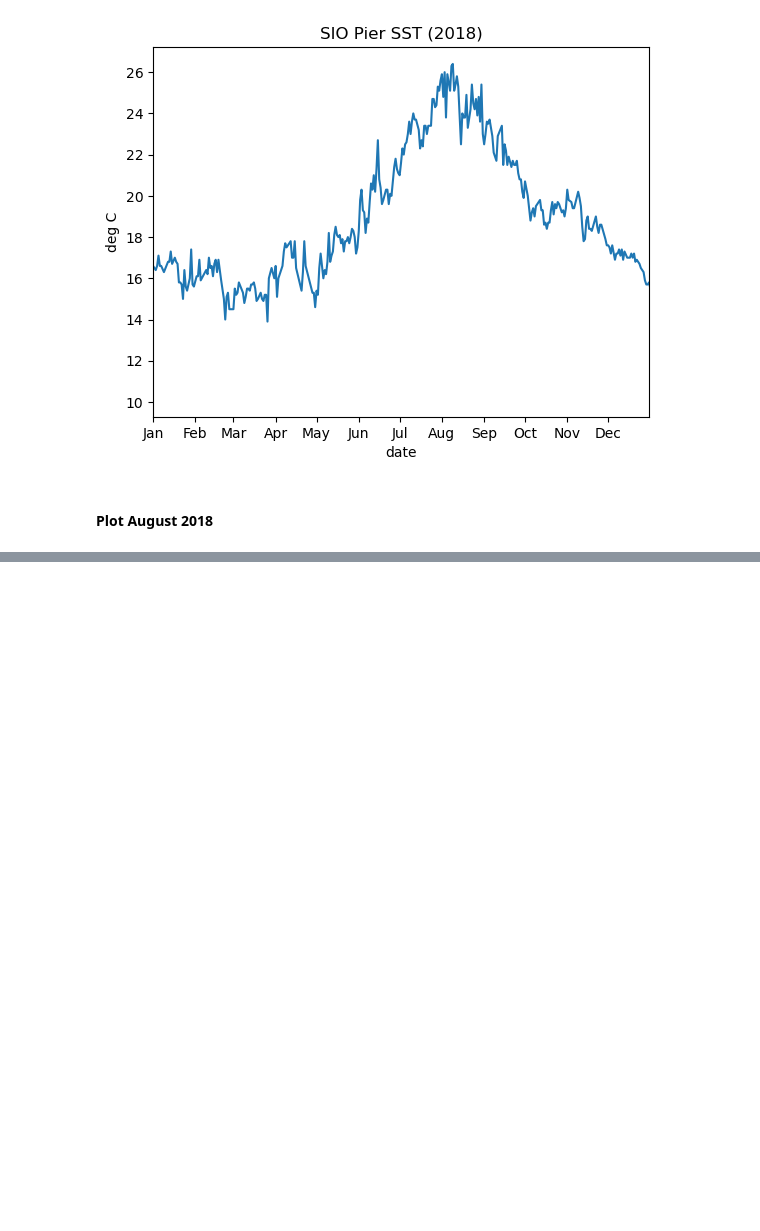
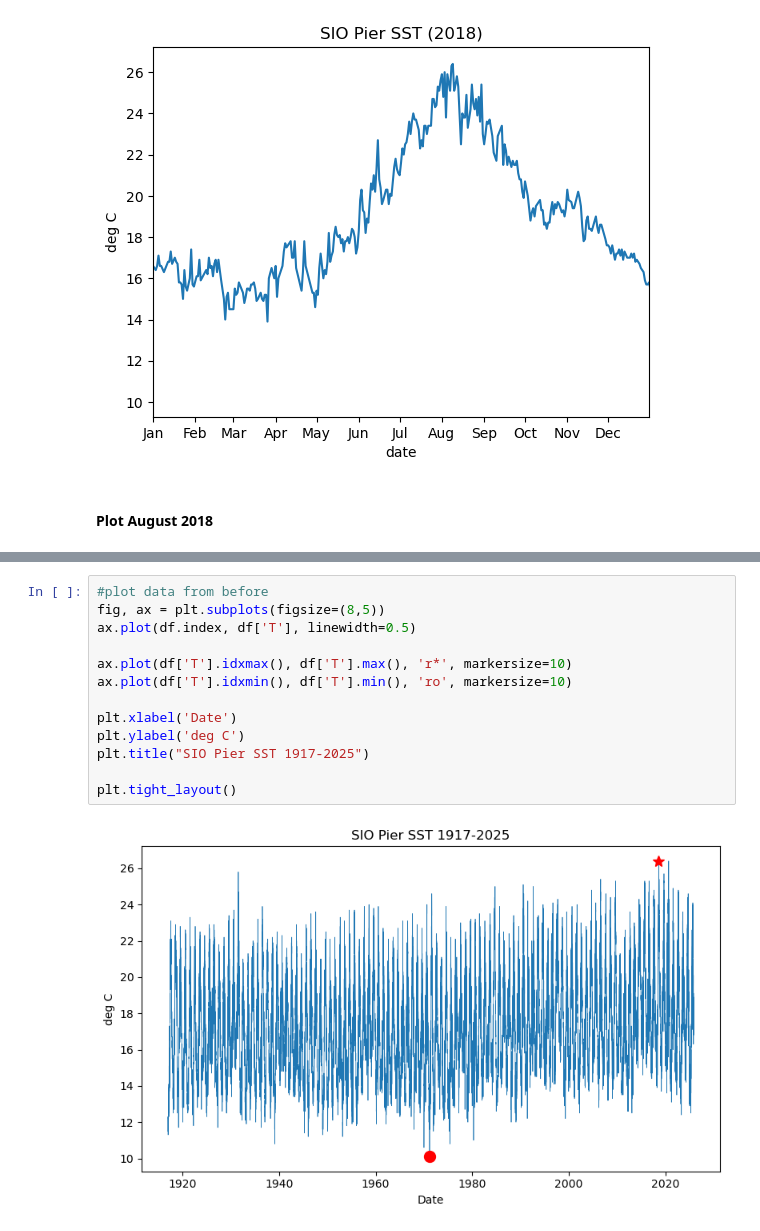
Before and after one commit to isidora-rojas/SIO175_DataAnalysis, a Jupyter notebook: Module_1/Demo1.ipynb, the cells around one changed output, grey strips where cells are left out. Saved outputs shown, nothing was run; the diff lists cells and outputs as text; blank space fills up the shorter version.

Commit message:
point marker tutorial

```diff
--- a/Module_1/Demo1.ipynb
+++ b/Module_1/Demo1.ipynb
@@ -306,0 +343,15 @@ Text(0.5, 1.0, 'SIO Pier SST (2018)')
+# %%
+#plot data from before
+fig, ax = plt.subplots(figsize=(8,5))
+ax.plot(df.index, df['T'], linewidth=0.5)
+
+ax.plot(df['T'].idxmax(), df['T'].max(), 'r*', markersize=10)
+ax.plot(df['T'].idxmin(), df['T'].min(), 'ro', markersize=10)
+
+plt.xlabel('Date')
+plt.ylabel('deg C')
+plt.title("SIO Pier SST 1917-2025")
+
+plt.tight_layout()
+# %% [output]
+[figure, added]
```
Also changed, not shown: parts of 8 cells of this notebook.
